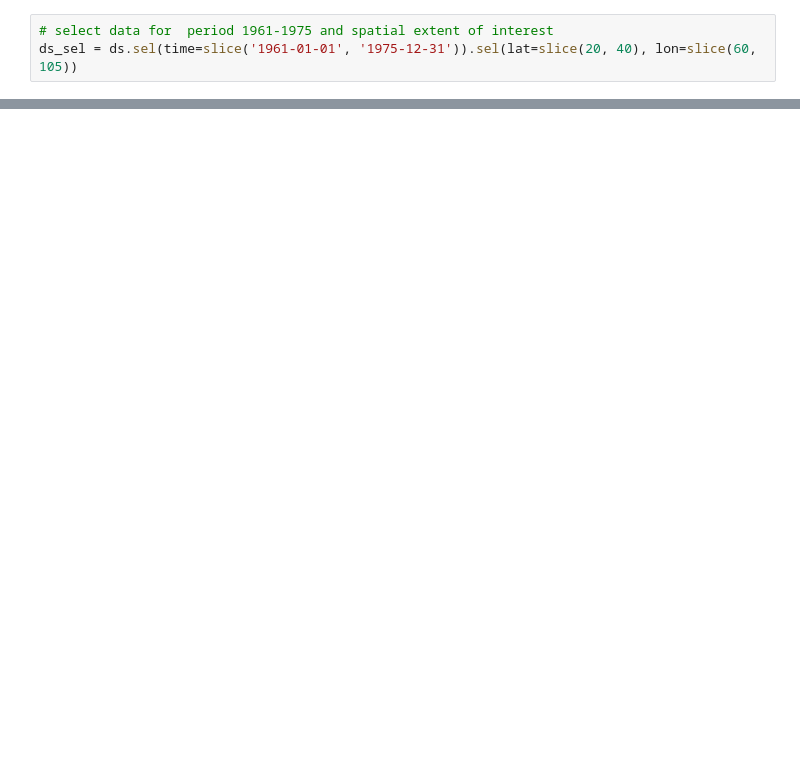
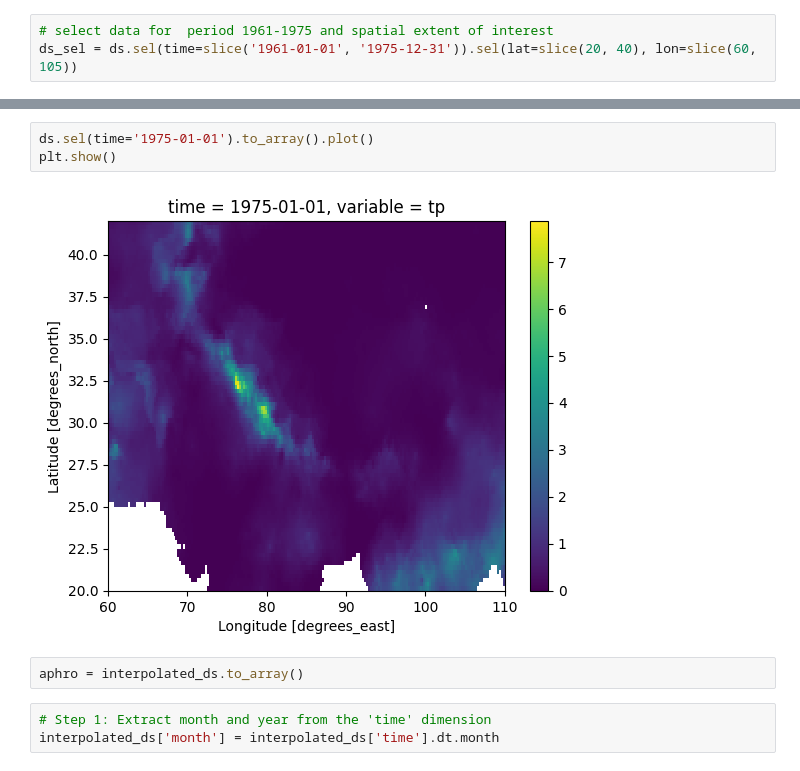
Before and after one commit to kenzaxtazi/bcm4rcm, a Jupyter notebook: experiments/evaluation/evaluation.ipynb, the cells around one changed output, grey strips where cells are left out. Drawn from its saved outputs; the diff is of its cells as text; blank space fills up the shorter version.

```diff
--- a/experiments/evaluation/evaluation.ipynb
+++ b/experiments/evaluation/evaluation.ipynb
@@ -158,0 +168,10 @@ ds_sel = ds.sel(time=slice('1961-01-01', '1975-12-31')).sel(lat=slice(20, 40), l
+# %%
+ds.sel(time='1975-01-01').to_array().plot()
+plt.show()
+# %% [output]
+[figure, added]
+# %%
+aphro = interpolated_ds.to_array()
+# %%
+# Step 1: Extract month and year from the 'time' dimension
+interpolated_ds['month'] = interpolated_ds['time'].dt.month
```
Also changed, not shown: parts of 17 cells of this notebook.
